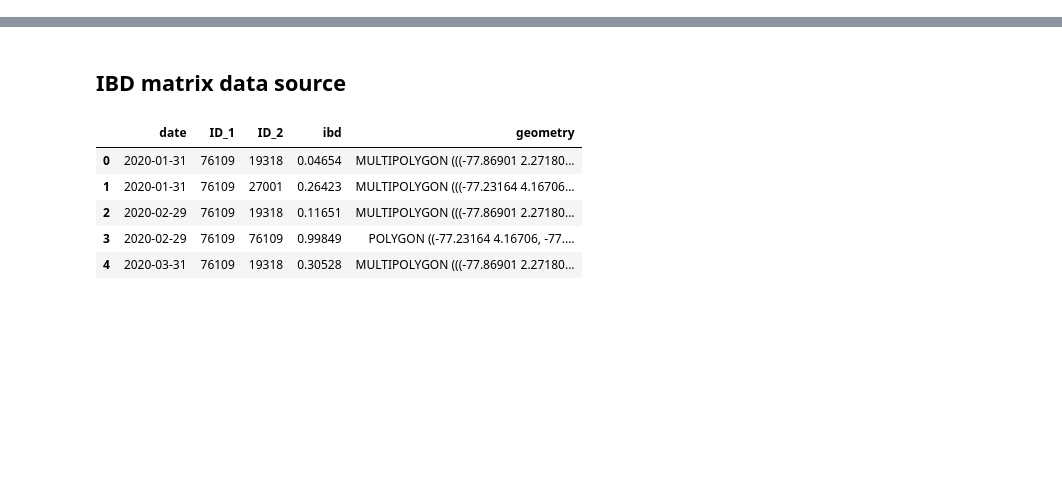
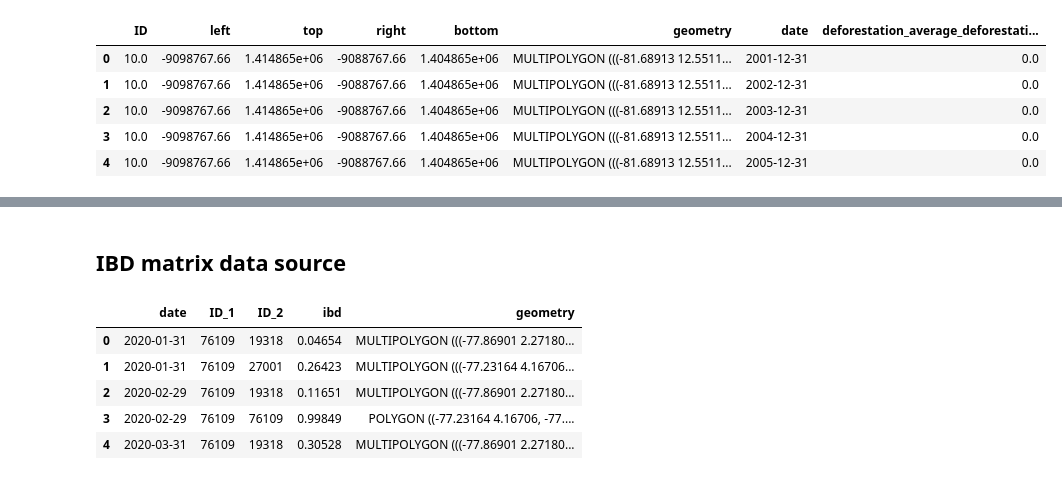
Before and after one commit to Data-Lama/pathogen_study_regions_generator, a Jupyter notebook: src/Notes_andrea.ipynb, the cells around one changed output, grey strips where cells are left out. Saved outputs shown, nothing was run; the diff lists cells and outputs as text; code cells hidden in the pictures; blank space fills up the shorter version.

```diff
--- a/src/Notes_andrea.ipynb
+++ b/src/Notes_andrea.ipynb
@@ -80,0 +104,10 @@ Namespaces are one honking great idea -- let's do more of those!
+# %%
+df_geo = flow.initial_geometry.merge(flow.df_vector)
+df_geo.head()
+# %% [output]
+|  | ID | left | top | right | bottom | geometry | date | deforestation_average_deforestati... |
+| 0 | 10.0 | -9098767.66 | 1.414865e+06 | -9088767.66 | 1.404865e+06 | MULTIPOLYGON (((-81.68913 12.5511... | 2001-12-31 | 0.0 |
+| 1 | 10.0 | -9098767.66 | 1.414865e+06 | -9088767.66 | 1.404865e+06 | MULTIPOLYGON (((-81.68913 12.5511... | 2002-12-31 | 0.0 |
+| 2 | 10.0 | -9098767.66 | 1.414865e+06 | -9088767.66 | 1.404865e+06 | MULTIPOLYGON (((-81.68913 12.5511... | 2003-12-31 | 0.0 |
+| 3 | 10.0 | -9098767.66 | 1.414865e+06 | -9088767.66 | 1.404865e+06 | MULTIPOLYGON (((-81.68913 12.5511... | 2004-12-31 | 0.0 |
+| 4 | 10.0 | -9098767.66 | 1.414865e+06 | -9088767.66 | 1.404865e+06 | MULTIPOLYGON (((-81.68913 12.5511... | 2005-12-31 | 0.0 |
```
Also changed, not shown: parts of 9 cells of this notebook.
